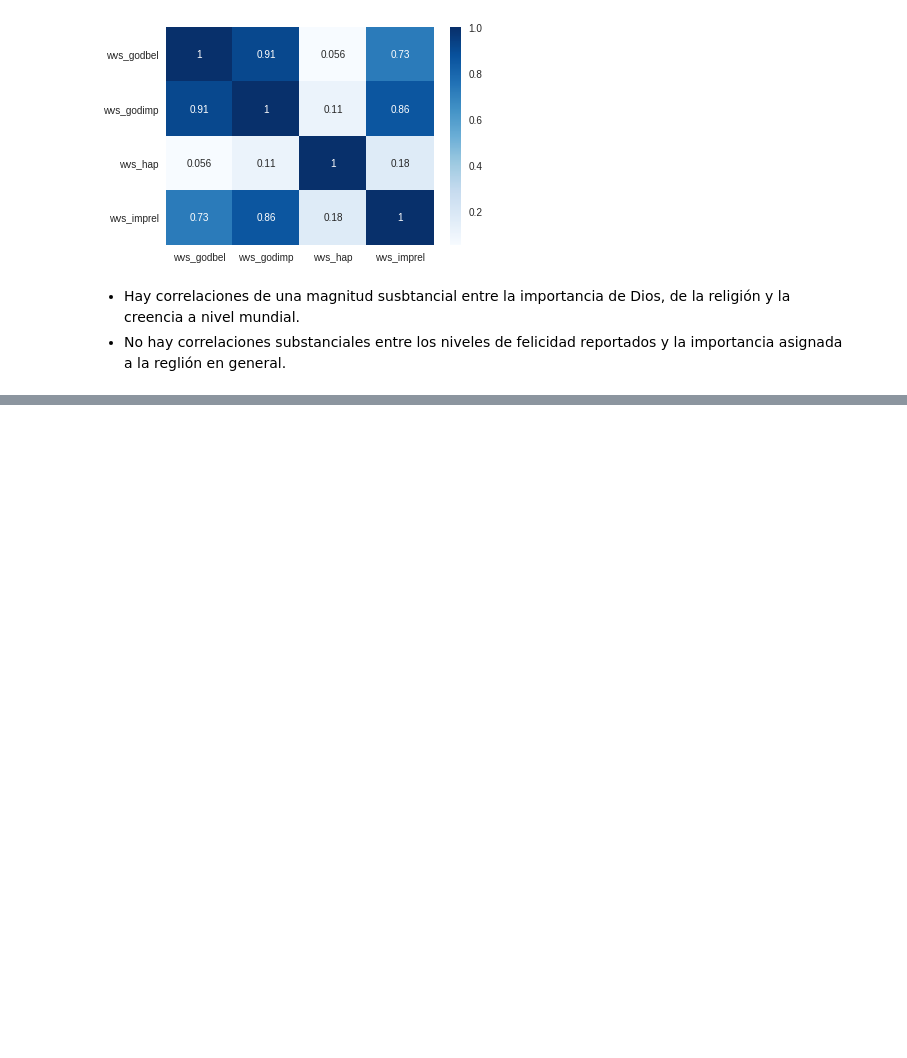
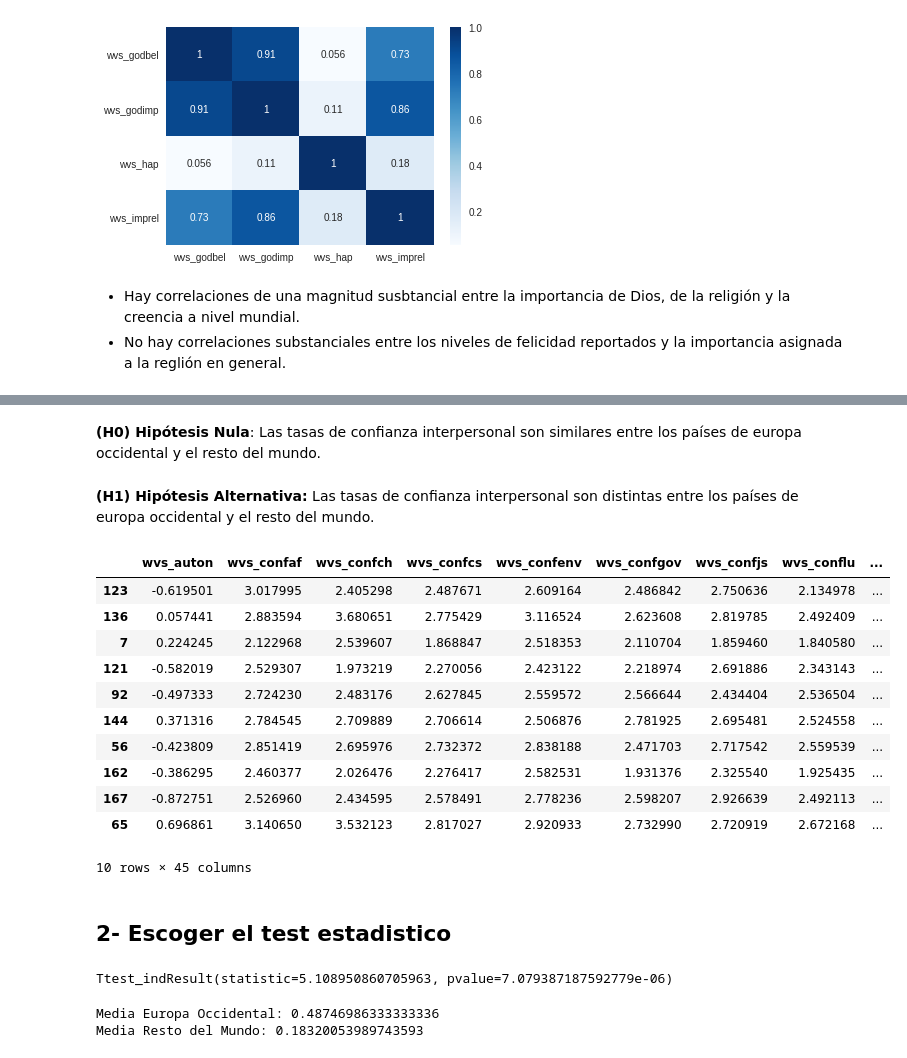
Before and after one commit to vidalchile/data_science_g14, a Jupyter notebook: hipotesis_y_correlacion/contenido_sesion_online/lectura.ipynb, the cells around one changed output, grey strips where cells are left out. Drawn from its saved outputs; the diff is of its cells as text; code cells hidden in the pictures; blank space fills up the shorter version.

```diff
--- a/hipotesis_y_correlacion/contenido_sesion_online/lectura.ipynb
+++ b/hipotesis_y_correlacion/contenido_sesion_online/lectura.ipynb
@@ -377,0 +474,36 @@ asignada a la reglión en general.
+# %% [markdown]
+<b>(H0) Hipótesis Nula</b>: Las tasas de confianza interpersonal son similares entre los países de europa
+occidental y el resto del mundo.
+# %% [markdown]
+<b>(H1) Hipótesis Alternativa:</b> Las tasas de confianza interpersonal son distintas entre los países de
+europa occidental y el resto del mundo.
+# %%
+wvs_subset['western_dm'] = np.where(wvs_subset['region'] == 'WesternDem', 1, 0)
+# %%
+wvs_subset.sample(10)
+# %% [output]
+|  | wvs_auton | wvs_confaf | wvs_confch | wvs_confcs | wvs_confenv | wvs_confgov | wvs_confjs | wvs_conflu | ... |
+| 123 | -0.619501 | 3.017995 | 2.405298 | 2.487671 | 2.609164 | 2.486842 | 2.750636 | 2.134978 | ... |
+| 136 | 0.057441 | 2.883594 | 3.680651 | 2.775429 | 3.116524 | 2.623608 | 2.819785 | 2.492409 | ... |
+| 7 | 0.224245 | 2.122968 | 2.539607 | 1.868847 | 2.518353 | 2.110704 | 1.859460 | 1.840580 | ... |
+| 121 | -0.582019 | 2.529307 | 1.973219 | 2.270056 | 2.423122 | 2.218974 | 2.691886 | 2.343143 | ... |
+| 92 | -0.497333 | 2.724230 | 2.483176 | 2.627845 | 2.559572 | 2.566644 | 2.434404 | 2.536504 | ... |
+| 144 | 0.371316 | 2.784545 | 2.709889 | 2.706614 | 2.506876 | 2.781925 | 2.695481 | 2.524558 | ... |
+| 56 | -0.423809 | 2.851419 | 2.695976 | 2.732372 | 2.838188 | 2.471703 | 2.717542 | 2.559539 | ... |
+| 162 | -0.386295 | 2.460377 | 2.026476 | 2.276417 | 2.582531 | 1.931376 | 2.325540 | 1.925435 | ... |
+| 167 | -0.872751 | 2.526960 | 2.434595 | 2.578491 | 2.778236 | 2.598207 | 2.926639 | 2.492113 | ... |
+| 65 | 0.696861 | 3.140650 | 3.532123 | 2.817027 | 2.920933 | 2.732990 | 2.720919 | 2.672168 | ... |
+10 rows × 45 columns
+# %% [markdown]
+## 2- Escoger el test estadistico
+# %%
+stats.ttest_ind(wvs_subset.query('western_dm == 1')['wvs_trust'],
+                wvs_subset.query('western_dm == 0')['wvs_trust'])
+# %% [output]
+Ttest_indResult(statistic=5.108950860705963, pvalue=7.079387187592779e-06)
+# %%
+print("Media Europa Occidental:", wvs_subset.query('western_dm ==1')['wvs_trust'].mean())
+print("Media Resto del Mundo:", wvs_subset.query('western_dm ==0')['wvs_trust'].mean())
+# %% [output]
+Media Europa Occidental: 0.48746986333333336
+Media Resto del Mundo: 0.18320053989743593
```
Also changed, not shown: parts of 44 cells of this notebook, 8 other files.
